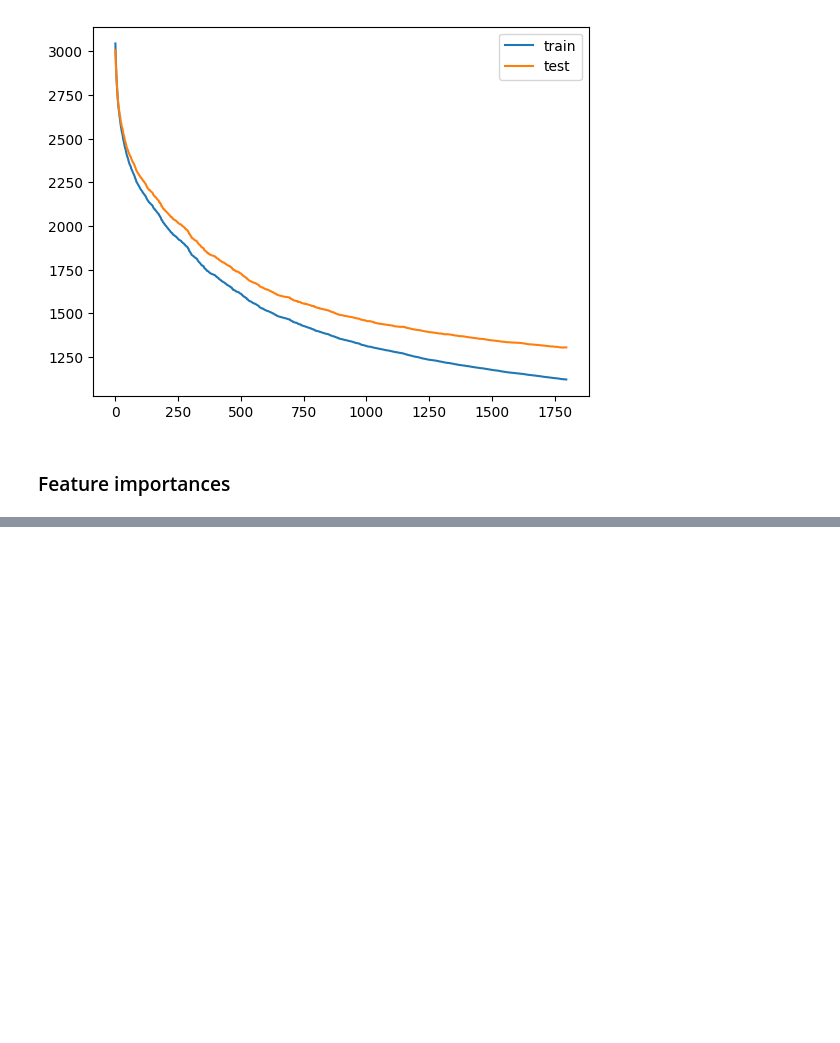
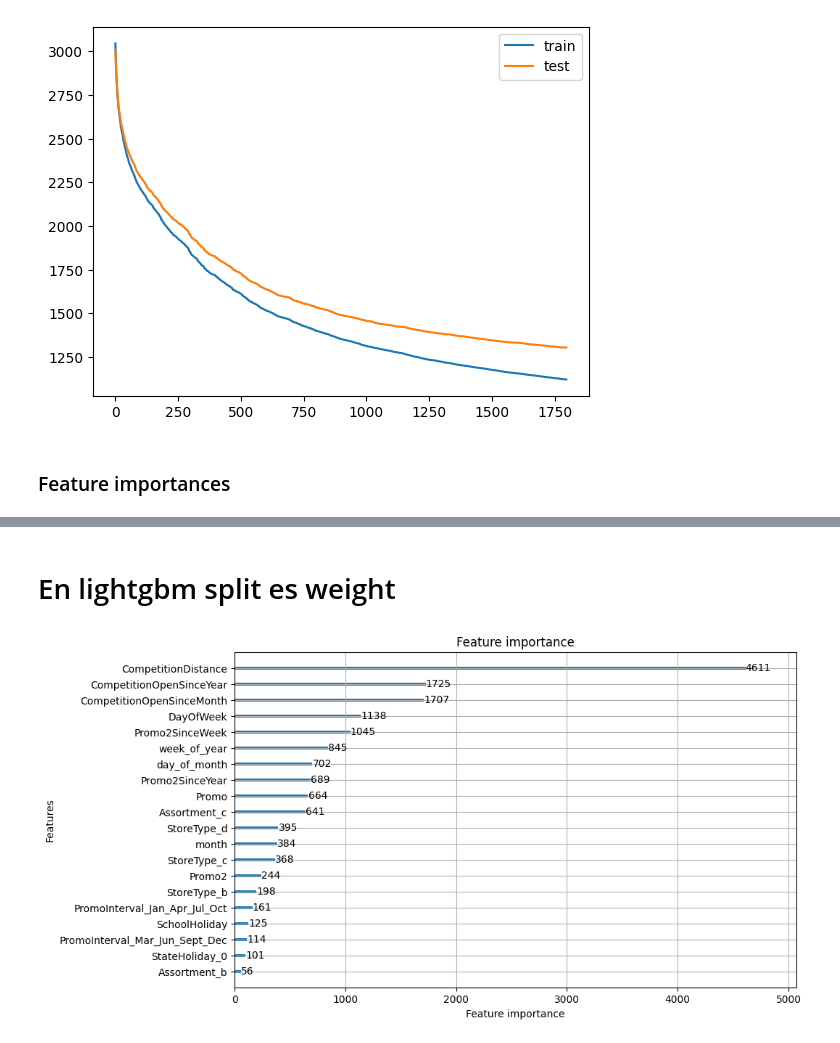
Before and after one commit to luisejdm/Aprendizaje_Estadistico, a Jupyter notebook: Clases/clase19_lightgbm_rossman_sin_resolver.ipynb, the cells around one changed output, grey strips where cells are left out. Saved outputs shown, nothing was run; the diff lists cells and outputs as text; code cells hidden in the pictures; blank space fills up the shorter version.

```diff
--- a/Clases/clase19_lightgbm_rossman_sin_resolver.ipynb
+++ b/Clases/clase19_lightgbm_rossman_sin_resolver.ipynb
@@ -212,3 +213,12 @@ Número de veces que una feature fue usada para hacer un split
 
 max_num_featyures
 importance_type
+# %% [markdown]
+# En lightgbm split es weight
+# %%
+import lightgbm as lgb
+
+lgb.plot_importance(model, max_num_features=20, importance_type='split', figsize=(10, 6))
+plt.show()
+# %% [output]
+[figure, added]
```
Also changed, not shown: parts of 2 cells of this notebook, 11 other files.
